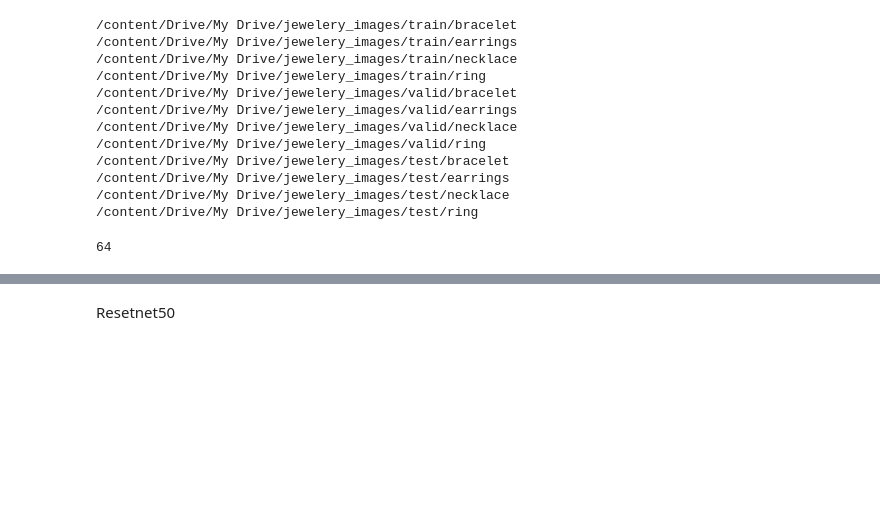
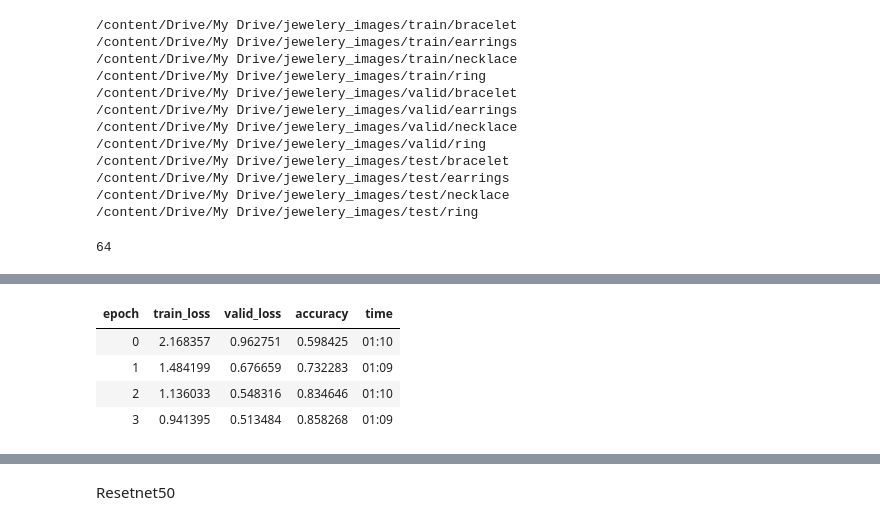
Before and after one commit to kangand/1000ml, a Jupyter notebook: Assignment_7/Draft_Model.ipynb, the cells around one changed output, grey strips where cells are left out. Saved outputs shown, nothing was run; the diff lists cells and outputs as text; code cells hidden in the pictures; blank space fills up the shorter version.

```diff
--- a/Assignment_7/Draft_Model.ipynb
+++ b/Assignment_7/Draft_Model.ipynb
@@ -133,0 +130,10 @@ interp.plot_top_losses(9, figsize=(15,15))
+# %%
+learn2.fit_one_cycle(4)
+
+%time
+# %% [output]
+| epoch | train_loss | valid_loss | accuracy | time |
+| 0 | 2.168357 | 0.962751 | 0.598425 | 01:10 |
+| 1 | 1.484199 | 0.676659 | 0.732283 | 01:09 |
+| 2 | 1.136033 | 0.548316 | 0.834646 | 01:10 |
+| 3 | 0.941395 | 0.513484 | 0.858268 | 01:09 |
```
Also changed, not shown: parts of 27 cells of this notebook.
